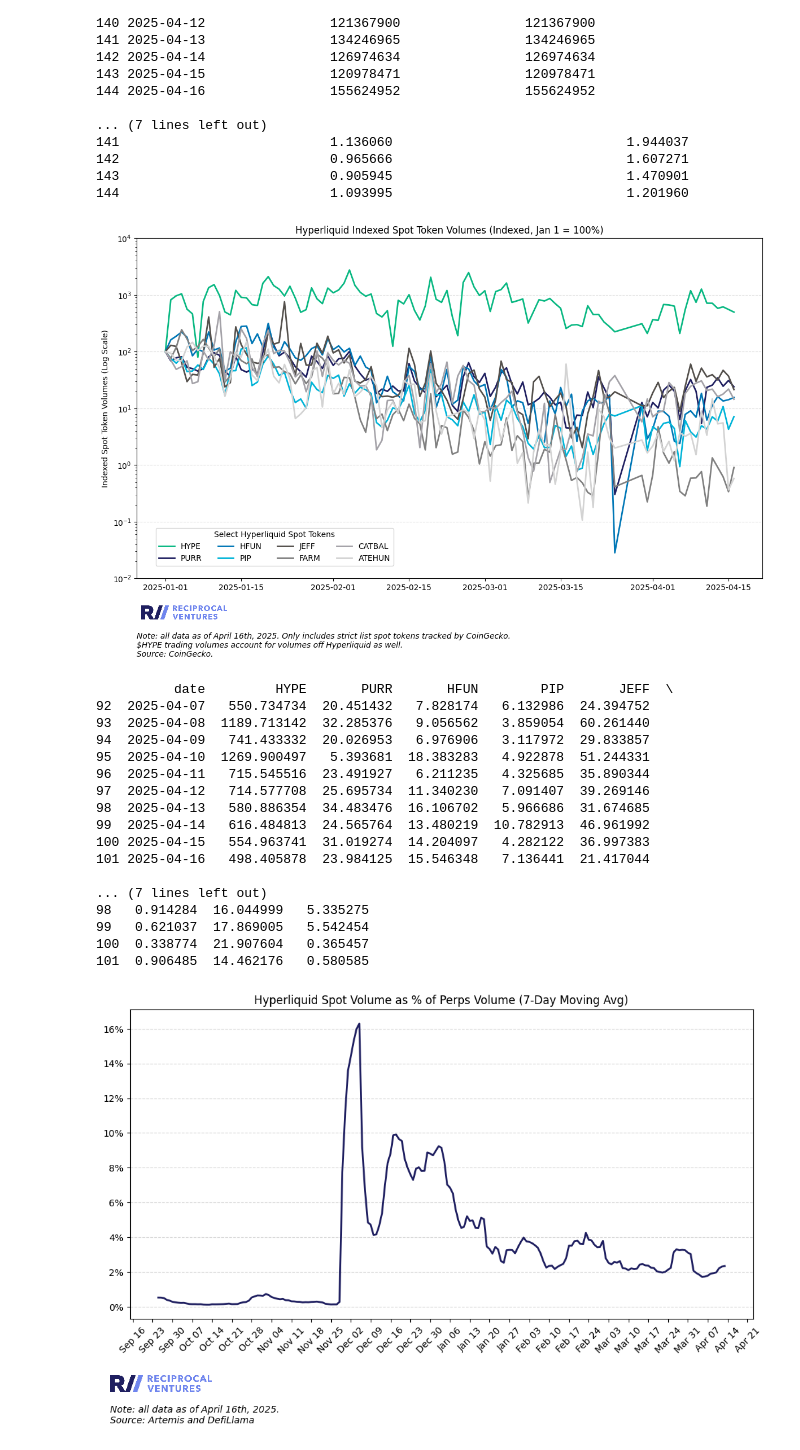
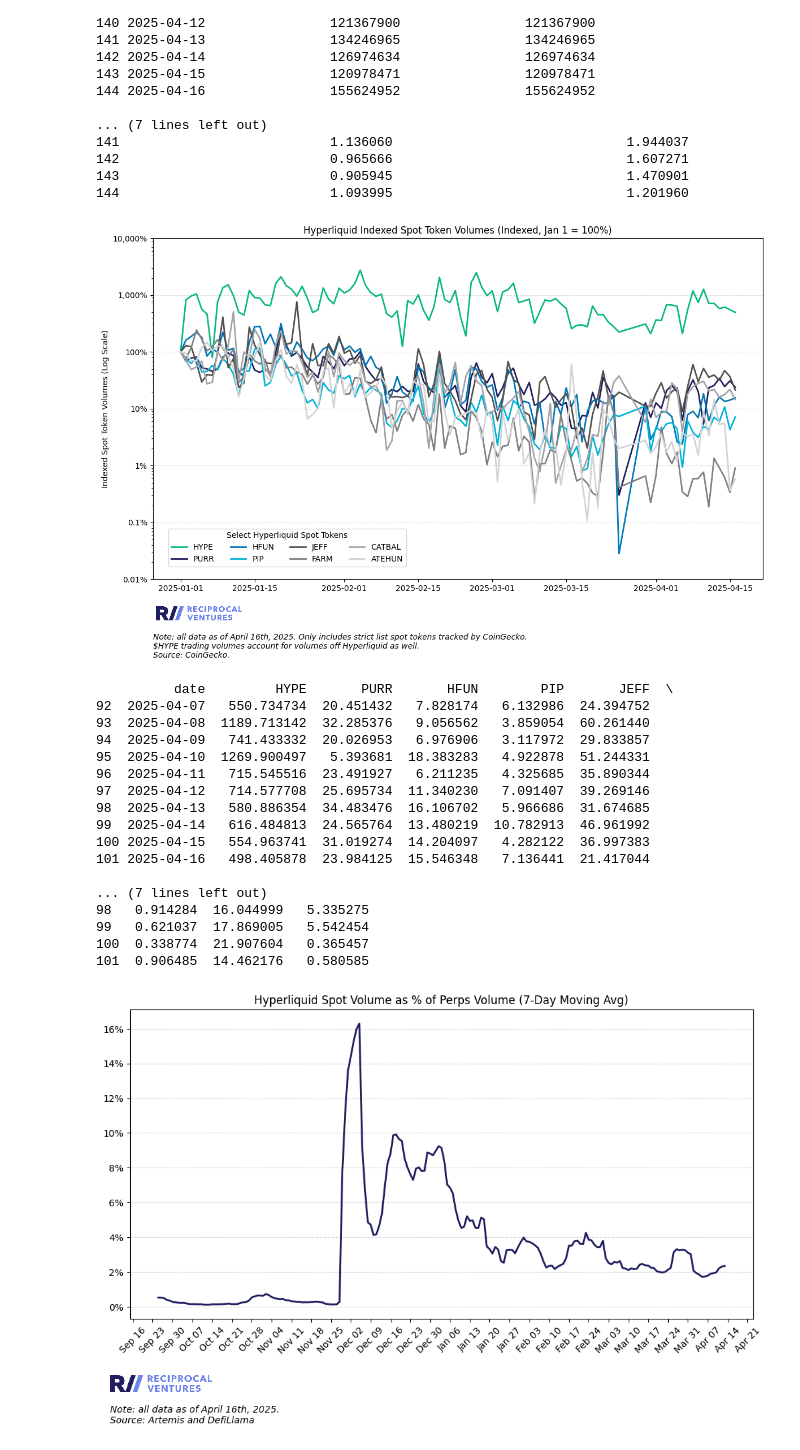
Before and after one commit to jimboevans/hyperliquid-data-cuts, a Jupyter notebook: analysis.ipynb, the cells around one changed output. Drawn from its saved outputs; the diff is of its cells as text; code cells hidden in the pictures.

Commit message:
formatting nits

```diff
--- a/analysis.ipynb
+++ b/analysis.ipynb
@@ -293,47 +293,49 @@ for raw_id, asset in assets.items():
 ax.set_title('Hyperliquid Indexed Spot Token Volumes (Indexed, Jan 1 = 100%)')
 ax.set_ylabel('Indexed Spot Token Volumes (Log Scale)')
 
-
-# Define a function to format the y-axis as percentages
-def percent_formatter(x, pos):
-    return f'{int(x)}%'
-
-# Apply the percentage formatter to the y-axis
-ax.yaxis.set_major_formatter(FuncFormatter(percent_formatter))
-
 # Set y-axis to logarithmic scale
 ax.set_yscale('log')
+
+# Apply a percentage formatter to the y-axis
+def format_y(x, _):
+    """Integers for values ≥ 1, variable decimals for values < 1."""
+    if x >= 1:
+        return f"{x:,.0f}%" # e.g. 2 000
+    # format to 10 dp then strip trailing zeros/decimal point
+    return f"{x:.10f}".rstrip("0").rstrip(".")+"%"
+
+ax.yaxis.set_major_formatter(mtick.FuncFormatter(format_y))
 
 # Set y-axis limits with lower bound as 10 (10^1)
 ax.set_ylim(0.01, 10000)
 
 # Add grid lines for better readability
 ax.grid(axis='y', linestyle='--', alpha=0.4)
 
 # Add logo
 add_logo(ax, position=(0.075, -0.1))
 
 # Add sources and note
 text_box = ax.text(0, -0.23, f"Note: all data as of {date}. Only includes strict list spot tokens tracked by CoinGecko.\n$HYPE trading volumes account for volumes off Hyperliquid as well.\nSource: CoinGecko.",
                    ha='left', transform=ax.transAxes, fontsize=10,
                    bbox=dict(facecolor='white', alpha=0), fontstyle='italic')
 
 # Center the legend below the chart
 plt.legend(title='Select Hyperliquid Spot Tokens', bbox_to_anchor=(0.22, 0.16), loc='upper center', ncol=4)
 
 # Ensure the layout adapts to fit all elements (legend, text, etc.)
 plt.tight_layout()
 
 # Save plot
 if not os.path.exists("plots"):
     os.makedirs("plots")
 plt.savefig("plots/hyperliquid-indexed-spot-token-volumes.png", dpi=300, bbox_inches='tight')
 
 # Show
 plt.show()
 print(df_master.tail(10))
 # %% [output]
-[figure, old version]
+[figure, new version]
           date         HYPE       PURR       HFUN        PIP       JEFF  \
 92  2025-04-07   550.734734  20.451432   7.828174   6.132986  24.394752
 93  2025-04-08  1189.713142  32.285376   9.056562   3.859054  60.261440
```
Also changed, not shown: 1 other file.
